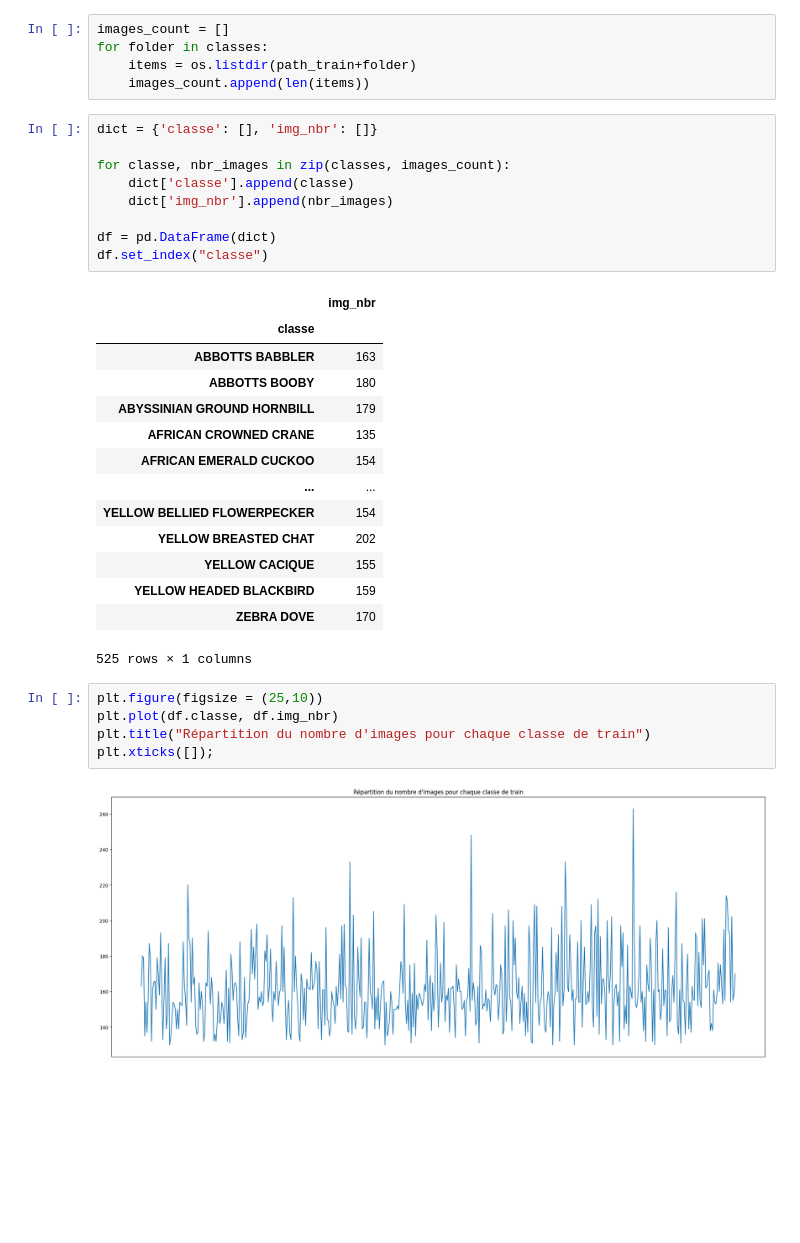
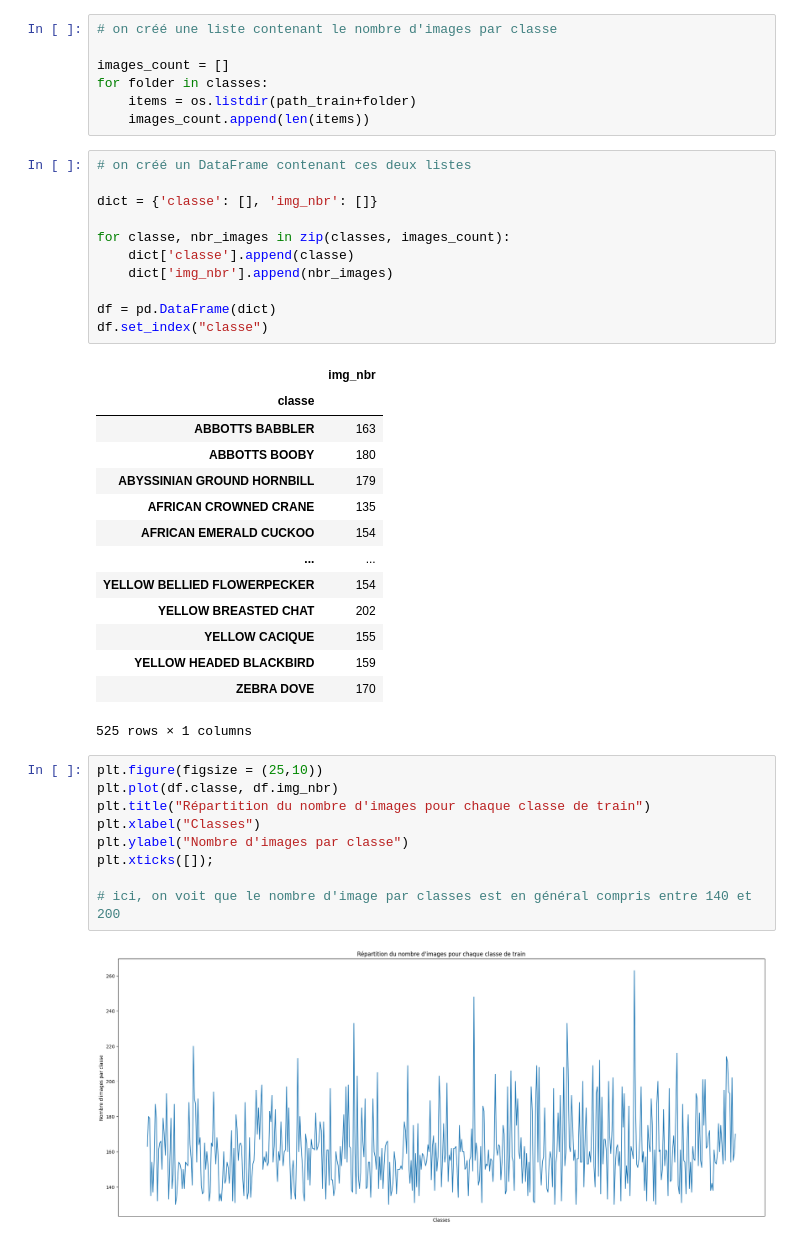
Before and after one commit to SheepDice/ProjectB, a Jupyter notebook: analyse_distribution.ipynb, the cells around one changed output. Cells and saved outputs as stored; diff of their text form; blank space fills up the shorter version.

Commit message:
Les graphiques sont un peu plus propres/ ajout de commentaires

```diff
--- a/analyse_distribution.ipynb
+++ b/analyse_distribution.ipynb
@@ -12,11 +15,15 @@ classes = []
 for item in os.listdir(path_train):
     classes.append(item)
 # %%
+# on créé une liste contenant le nombre d'images par classe
+
 images_count = []
 for folder in classes:
     items = os.listdir(path_train+folder)
     images_count.append(len(items))
 # %%
+# on créé un DataFrame contenant ces deux listes
+
 dict = {'classe': [], 'img_nbr': []}
 
 for classe, nbr_images in zip(classes, images_count):
@@ -43,7 +50,11 @@ df.set_index("classe")
 # %%
 plt.figure(figsize = (25,10))
 plt.plot(df.classe, df.img_nbr)
 plt.title("Répartition du nombre d'images pour chaque classe de train")
+plt.xlabel("Classes")
+plt.ylabel("Nombre d'images par classe")
 plt.xticks([]);
+
+# ici, on voit que le nombre d'image par classes est en général compris entre 140 et 200
 # %% [output]
-[figure, old version]
+[figure, new version]
```
Also changed, not shown: parts of 3 cells of this notebook.
